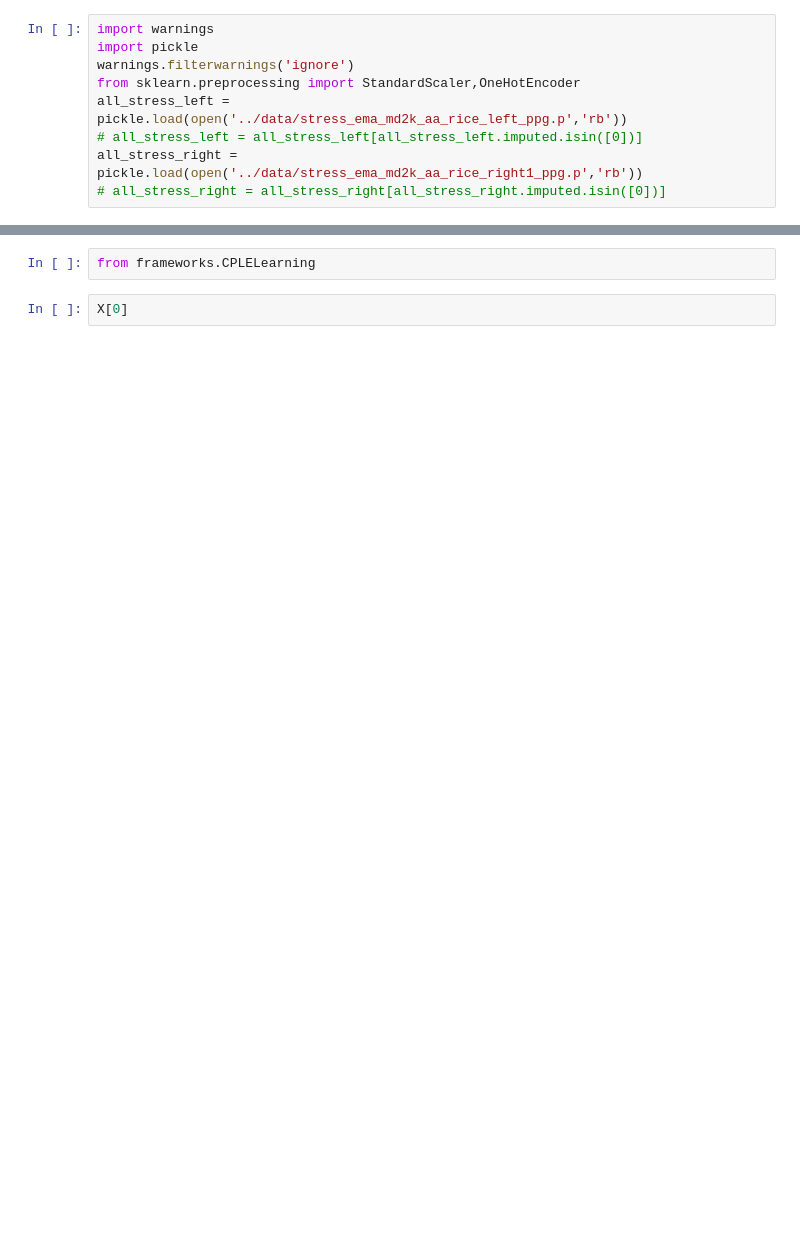
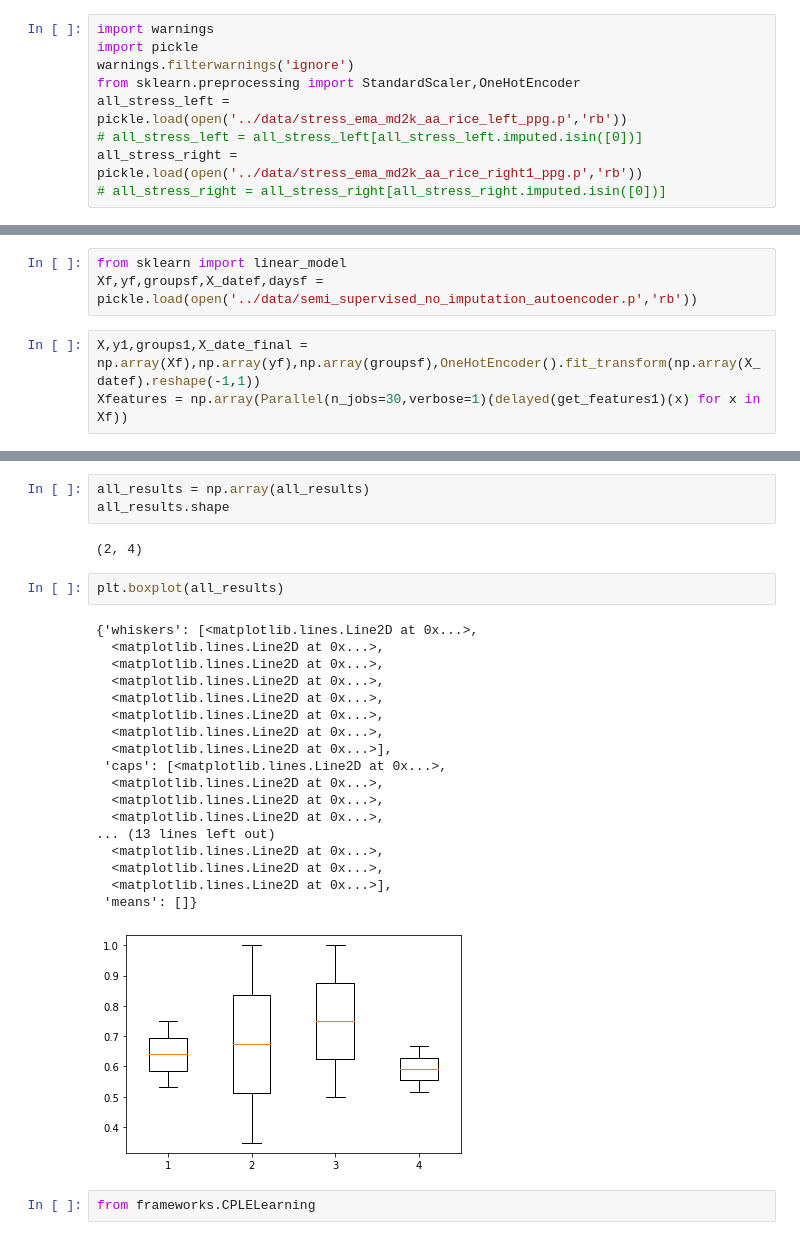
Before and after one commit to aungkonazim/EMA-Prediction-field, a Jupyter notebook: code/preprocess_data_for_cple_likelihood.ipynb, the cells around one changed output, grey strips where cells are left out. Saved outputs shown, nothing was run; the diff lists cells and outputs as text; blank space fills up the shorter version.

Commit message:
added semi supervised learning

```diff
--- a/code/preprocess_data_for_cple_likelihood.ipynb
+++ b/code/preprocess_data_for_cple_likelihood.ipynb
@@ -186,0 +155,6 @@ getf1(Xfeatures,labels,groups)
+# %%
+from sklearn import linear_model
+Xf,yf,groupsf,X_datef,daysf = pickle.load(open('../data/semi_supervised_no_imputation_autoencoder.p','rb'))
+# %%
+X,y1,groups1,X_date_final = np.array(Xf),np.array(yf),np.array(groupsf),OneHotEncoder().fit_transform(np.array(X_datef).reshape(-1,1))
+Xfeatures = np.array(Parallel(n_jobs=30,verbose=1)(delayed(get_features1)(x) for x in Xf))
@@ -187,4 +267,28 @@ getf1(Xfeatures,labels,groups)
+# %%
+all_results = np.array(all_results)
+all_results.shape
+# %% [output]
+(2, 4)
+# %%
+plt.boxplot(all_results)
+# %% [output]
+{'whiskers': [<matplotlib.lines.Line2D at 0x...>,
+  <matplotlib.lines.Line2D at 0x...>,
+  <matplotlib.lines.Line2D at 0x...>,
+  <matplotlib.lines.Line2D at 0x...>,
+  <matplotlib.lines.Line2D at 0x...>,
+  <matplotlib.lines.Line2D at 0x...>,
+  <matplotlib.lines.Line2D at 0x...>,
+  <matplotlib.lines.Line2D at 0x...>],
+ 'caps': [<matplotlib.lines.Line2D at 0x...>,
+  <matplotlib.lines.Line2D at 0x...>,
+  <matplotlib.lines.Line2D at 0x...>,
+  <matplotlib.lines.Line2D at 0x...>,
+... (13 lines left out)
+  <matplotlib.lines.Line2D at 0x...>,
+  <matplotlib.lines.Line2D at 0x...>,
+  <matplotlib.lines.Line2D at 0x...>],
+ 'means': []}
+[figure, added]
 # %%
 from frameworks.CPLELearning
-# %%
-X[0]
```
Also changed, not shown: parts of 12 cells of this notebook, 1 other file.
